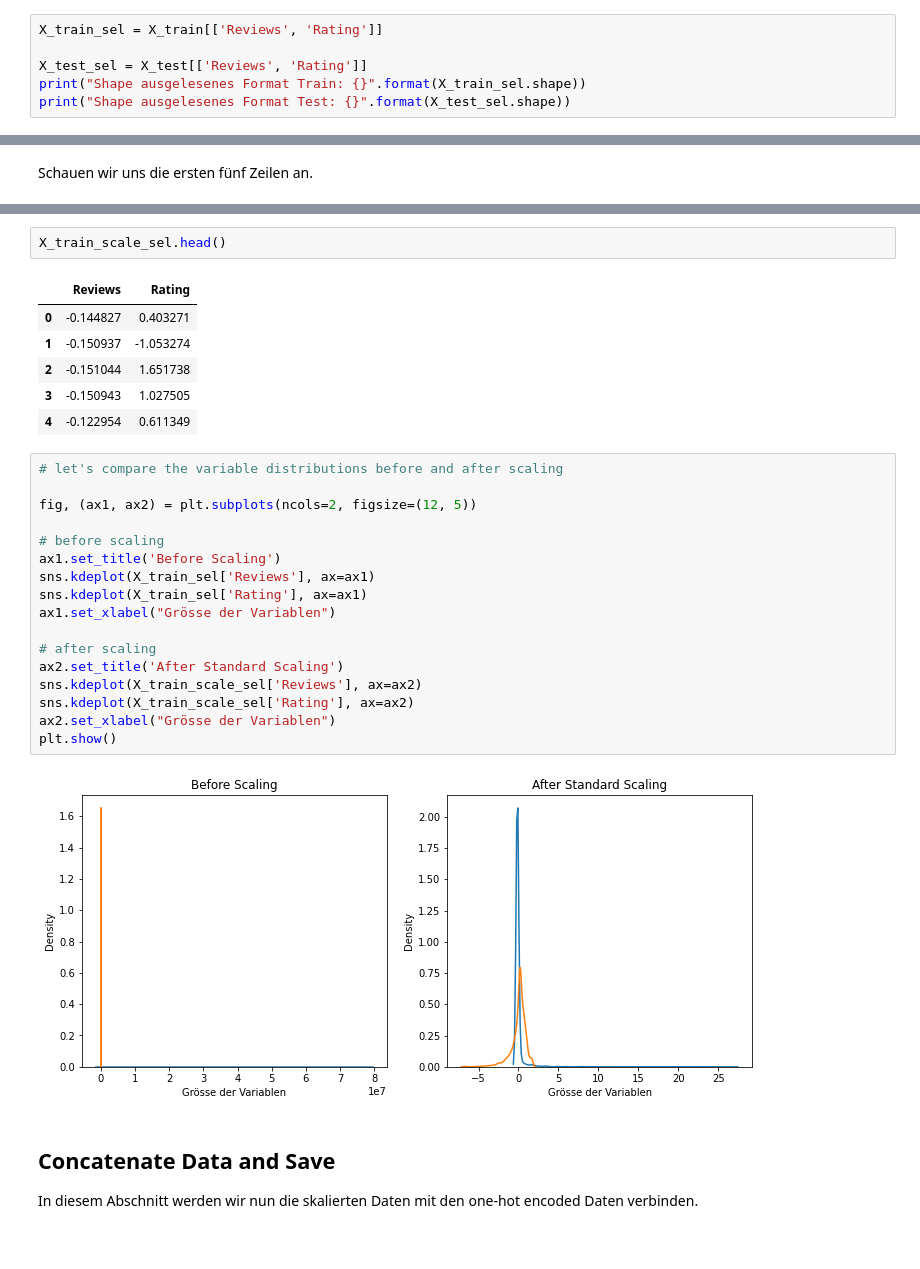
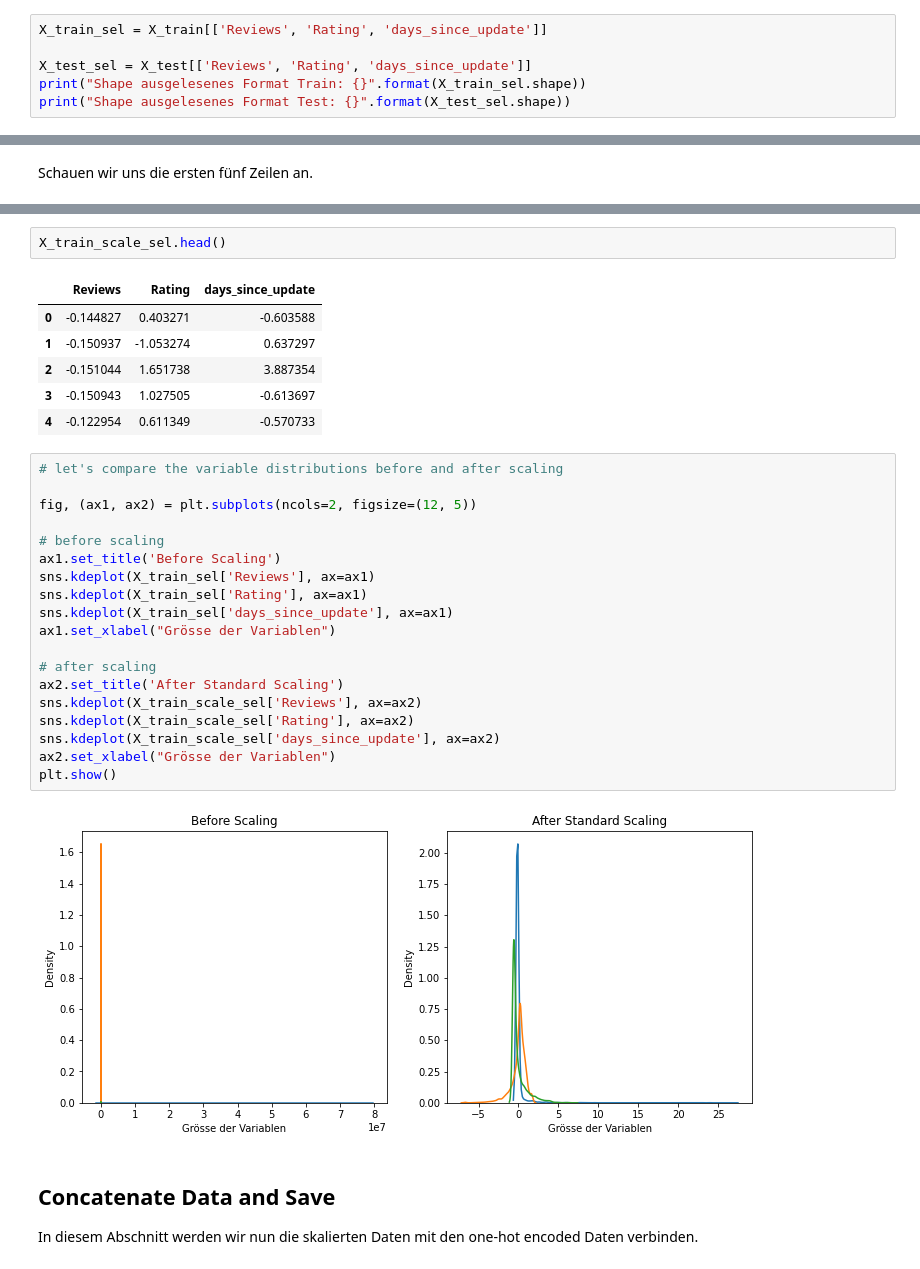
Before and after one commit to isabelvonah/dana_projekt, a Jupyter notebook: 4_scaling.ipynb, the cells around one changed output, grey strips where cells are left out. Cells and saved outputs as stored; diff of their text form.

```diff
--- a/4_scaling.ipynb
+++ b/4_scaling.ipynb
@@ -70,7 +69,7 @@ Für Last Updated noch nicht gemacht
 # %%
-X_train_sel = X_train[['Reviews', 'Rating']]
+X_train_sel = X_train[['Reviews', 'Rating', 'days_since_update']]
 
-X_test_sel = X_test[['Reviews', 'Rating']]
+X_test_sel = X_test[['Reviews', 'Rating', 'days_since_update']]
 print("Shape ausgelesenes Format Train: {}".format(X_train_sel.shape))
 print("Shape ausgelesenes Format Test: {}".format(X_test_sel.shape))
 # %% [output]
@@ -139,31 +138,33 @@ X_train_sel.head()
 # %%
 X_train_scale_sel.head()
 # %% [output]
-|  | Reviews | Rating |
-| 0 | -0.144827 | 0.403271 |
-| 1 | -0.150937 | -1.053274 |
-| 2 | -0.151044 | 1.651738 |
-| 3 | -0.150943 | 1.027505 |
-| 4 | -0.122954 | 0.611349 |
+|  | Reviews | Rating | days_since_update |
+| 0 | -0.144827 | 0.403271 | -0.603588 |
+| 1 | -0.150937 | -1.053274 | 0.637297 |
+| 2 | -0.151044 | 1.651738 | 3.887354 |
+| 3 | -0.150943 | 1.027505 | -0.613697 |
+| 4 | -0.122954 | 0.611349 | -0.570733 |
 # %%
 # let's compare the variable distributions before and after scaling
 
 fig, (ax1, ax2) = plt.subplots(ncols=2, figsize=(12, 5))
 
 # before scaling
 ax1.set_title('Before Scaling')
 sns.kdeplot(X_train_sel['Reviews'], ax=ax1)
 sns.kdeplot(X_train_sel['Rating'], ax=ax1)
+sns.kdeplot(X_train_sel['days_since_update'], ax=ax1)
 ax1.set_xlabel("Grösse der Variablen")
 
 # after scaling
 ax2.set_title('After Standard Scaling')
 sns.kdeplot(X_train_scale_sel['Reviews'], ax=ax2)
 sns.kdeplot(X_train_scale_sel['Rating'], ax=ax2)
+sns.kdeplot(X_train_scale_sel['days_since_update'], ax=ax2)
 ax2.set_xlabel("Grösse der Variablen")
 plt.show()
 # %% [output]
-[figure, old version]
+[figure, new version]
 # %% [markdown]
 ## Concatenate Data and Save
 In diesem Abschnitt werden wir nun die skalierten Daten mit den one-hot encoded Daten verbinden.
```
Also changed, not shown: parts of 10 cells of this notebook, 11 other files.
